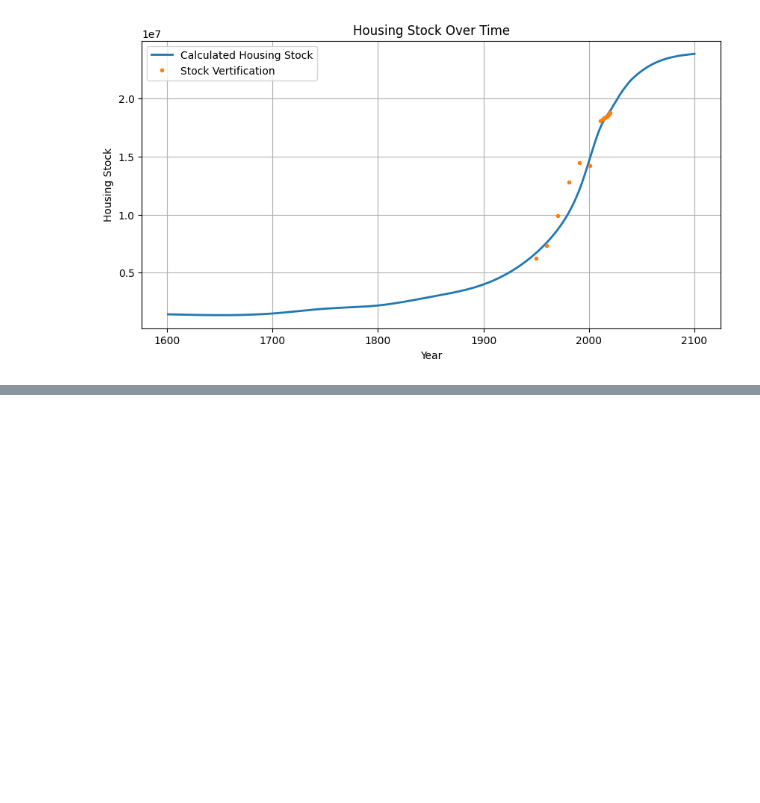
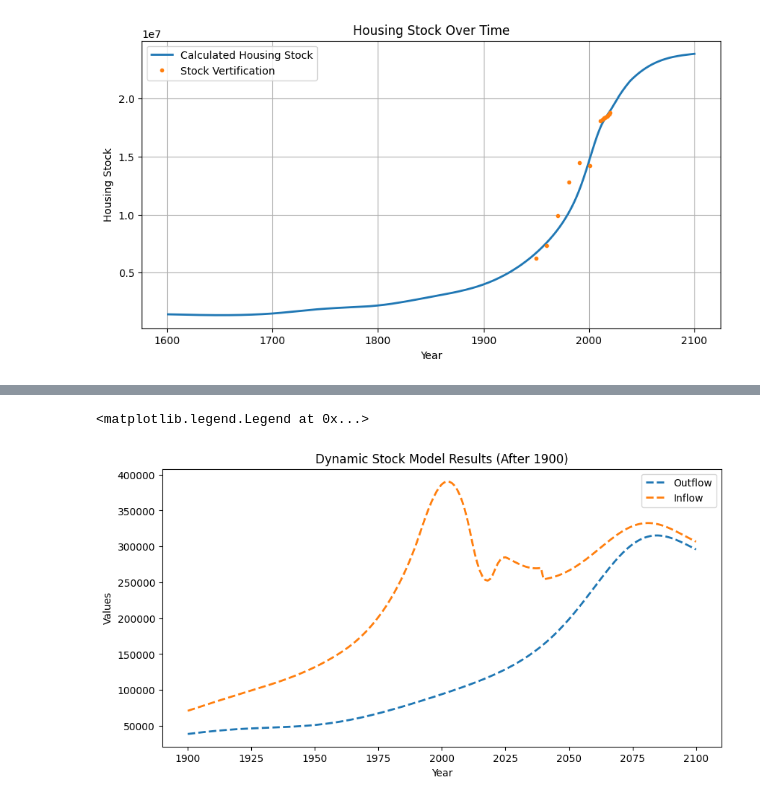
Before and after one commit to tdhunn01-design/MFA2, a Jupyter notebook: PPD_POP_Multiplied.ipynb, the cells around one changed output, grey strips where cells are left out. Saved outputs shown, nothing was run; the diff lists cells and outputs as text; code cells hidden in the pictures; blank space fills up the shorter version.

```diff
--- a/PPD_POP_Multiplied.ipynb
+++ b/PPD_POP_Multiplied.ipynb
@@ -83,0 +151,12 @@ plt.show()
+# %%
+# plotting after 1900
+plt.figure(figsize=(10, 5))
+plt.plot(t_array[t_array >= 1900], O_C_1d[t_array >= 1900], label='Outflow', linestyle='--', lw=2)
+plt.plot(t_array[t_array >= 1900], I_all[t_array >= 1900], label='Inflow', linestyle='--', lw=2)
+plt.title('Dynamic Stock Model Results (After 1900)')
+plt.xlabel('Year')
+plt.ylabel('Values')
+plt.legend()
+# %% [output]
+<matplotlib.legend.Legend at 0x...>
+[figure, added]
```
Also changed, not shown: parts of 5 cells of this notebook.
